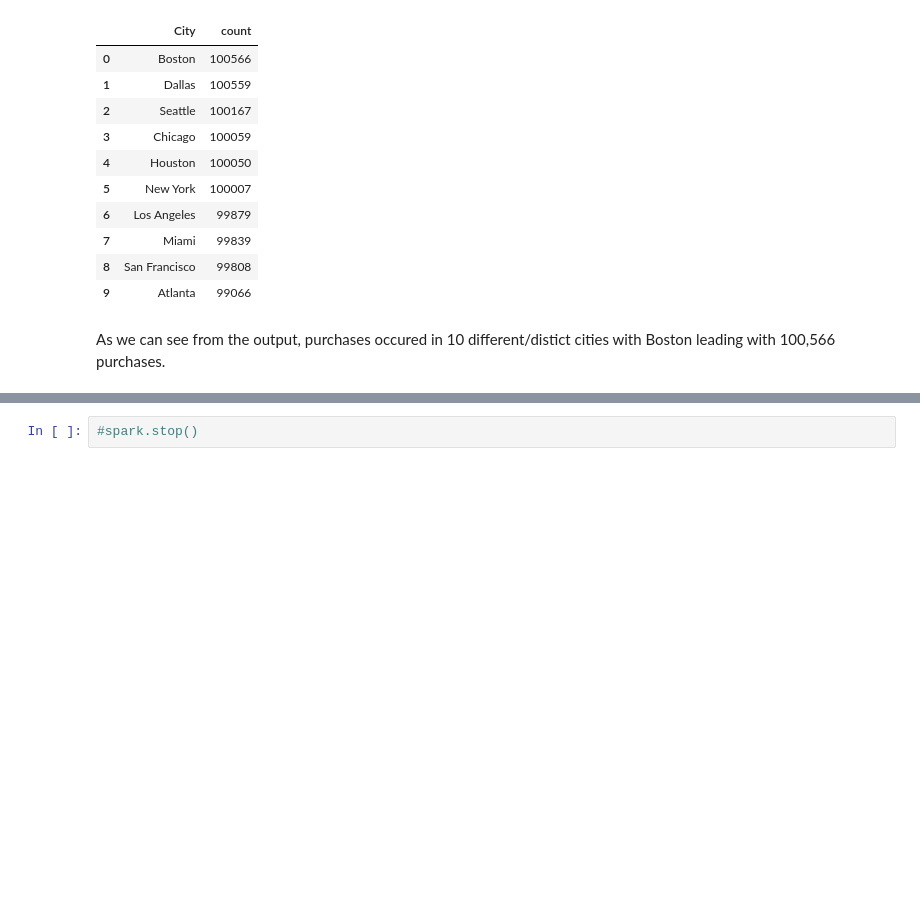
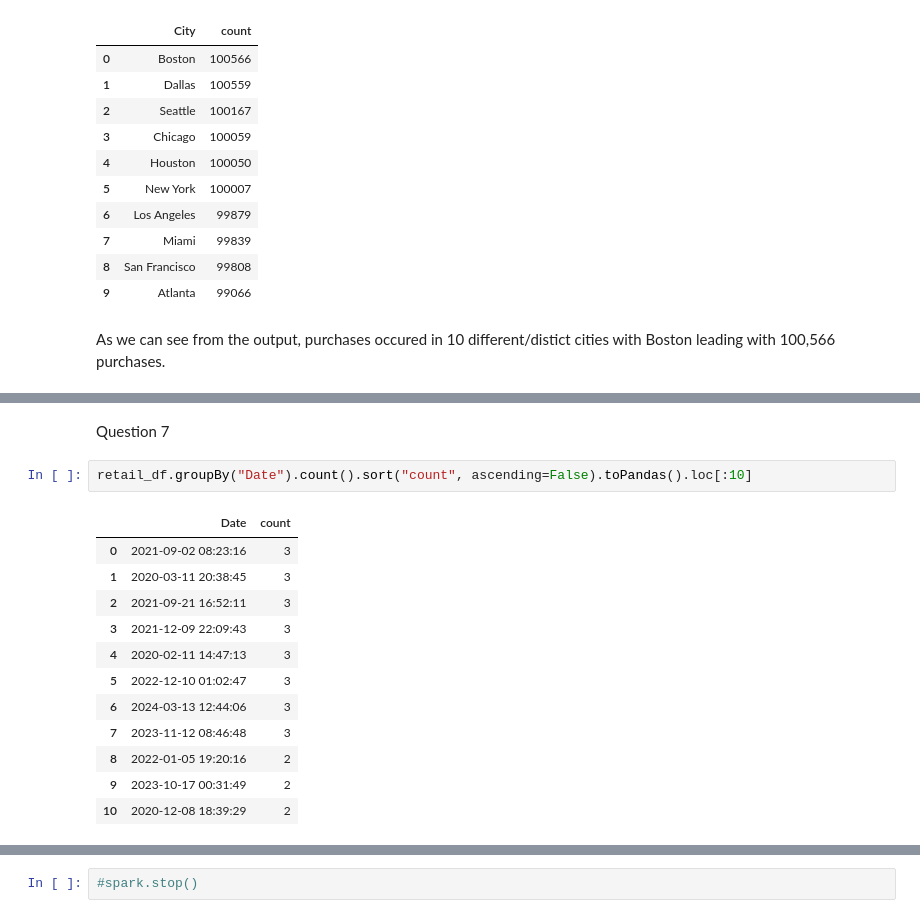
Before and after one commit to tasosrigos-bit/my-spark-project, a Jupyter notebook: spark-assignment/f2822511-Rigos-Anastasios.ipynb, the cells around one changed output, grey strips where cells are left out. Cells and saved outputs as stored; diff of their text form; blank space fills up the shorter version.

```diff
--- a/spark-assignment/f2822511-Rigos-Anastasios.ipynb
+++ b/spark-assignment/f2822511-Rigos-Anastasios.ipynb
@@ -267,0 +284,17 @@ As we can see from the output, purchases occured in 10 different/distict cities
+# %% [markdown]
+Question 7
+# %%
+retail_df.groupBy("Date").count().sort("count", ascending=False).toPandas().loc[:10]
+# %% [output]
+|  | Date | count |
+| 0 | 2021-09-02 08:23:16 | 3 |
+| 1 | 2020-03-11 20:38:45 | 3 |
+| 2 | 2021-09-21 16:52:11 | 3 |
+| 3 | 2021-12-09 22:09:43 | 3 |
+| 4 | 2020-02-11 14:47:13 | 3 |
+| 5 | 2022-12-10 01:02:47 | 3 |
+| 6 | 2024-03-13 12:44:06 | 3 |
+| 7 | 2023-11-12 08:46:48 | 3 |
+| 8 | 2022-01-05 19:20:16 | 2 |
+| 9 | 2023-10-17 00:31:49 | 2 |
+| 10 | 2020-12-08 18:39:29 | 2 |
```
Also changed, not shown: parts of 5 cells of this notebook.
